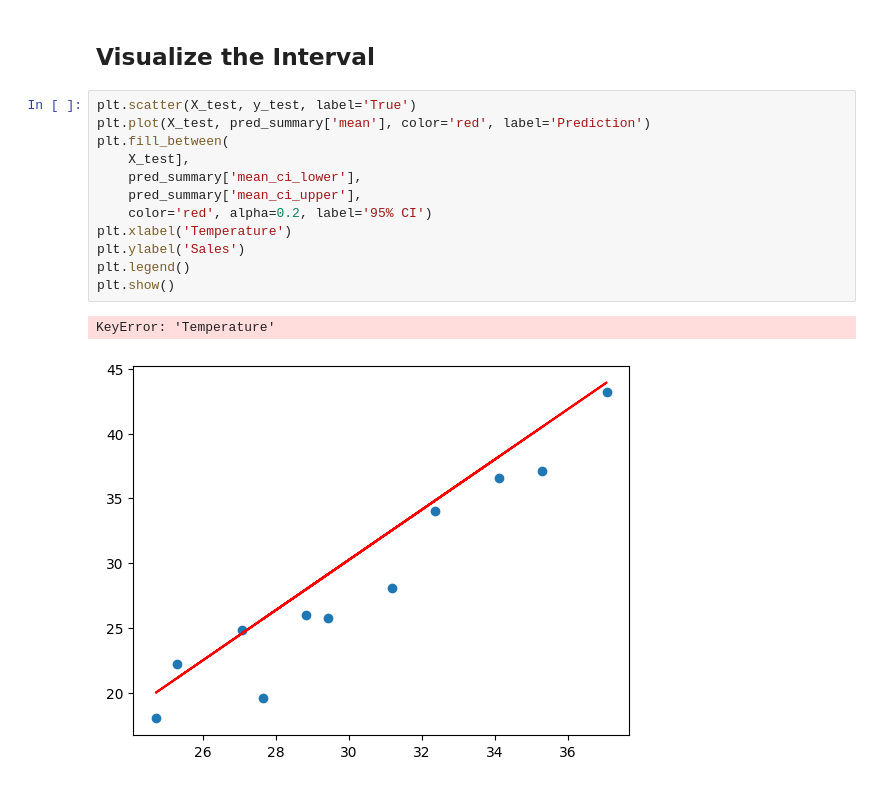
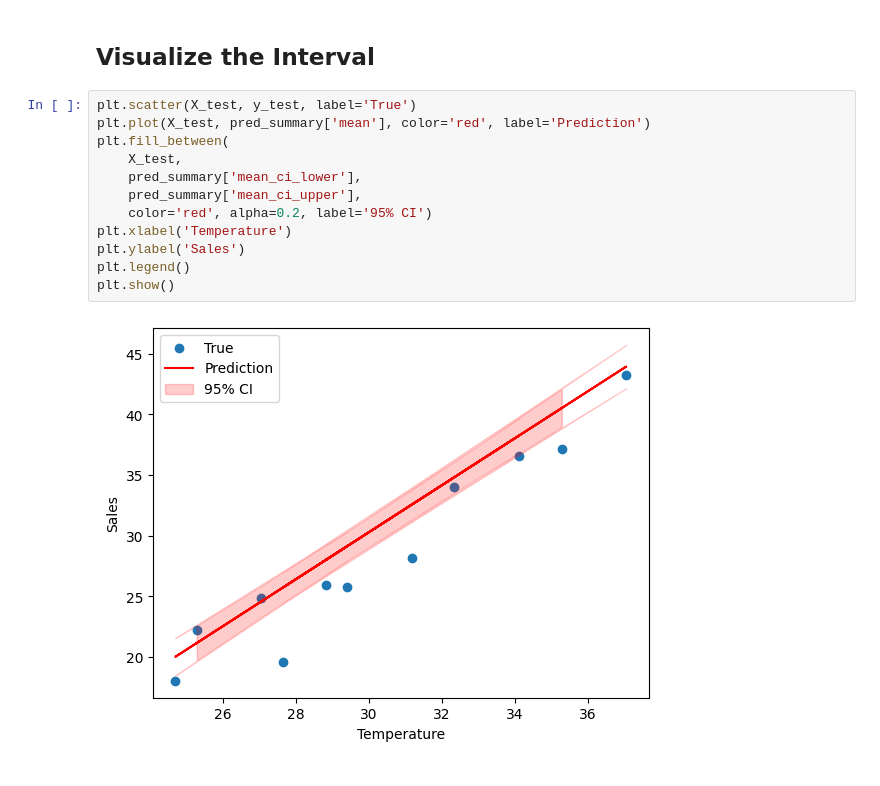
Before and after one commit to TariqJaved164/Machine-Learning, a Jupyter notebook: Regression/temerature_vs_icecream_sale.ipynb, the cells around one changed output. Drawn from its saved outputs; the diff is of its cells as text.

```diff
--- a/Regression/level_0/tem_vs_icecream_sale.ipynb
+++ b/Regression/temerature_vs_icecream_sale.ipynb
@@ -163,15 +163,14 @@ Notes:
 # %%
 plt.scatter(X_test, y_test, label='True')
 plt.plot(X_test, pred_summary['mean'], color='red', label='Prediction')
 plt.fill_between(
-    X_test],
+    X_test,
     pred_summary['mean_ci_lower'],
     pred_summary['mean_ci_upper'],
     color='red', alpha=0.2, label='95% CI')
 plt.xlabel('Temperature')
 plt.ylabel('Sales')
 plt.legend()
 plt.show()
 # %% [output]
-KeyError: 'Temperature'
-[figure, old version]
+[figure, new version]
```
Also changed, not shown: 18 other files.
